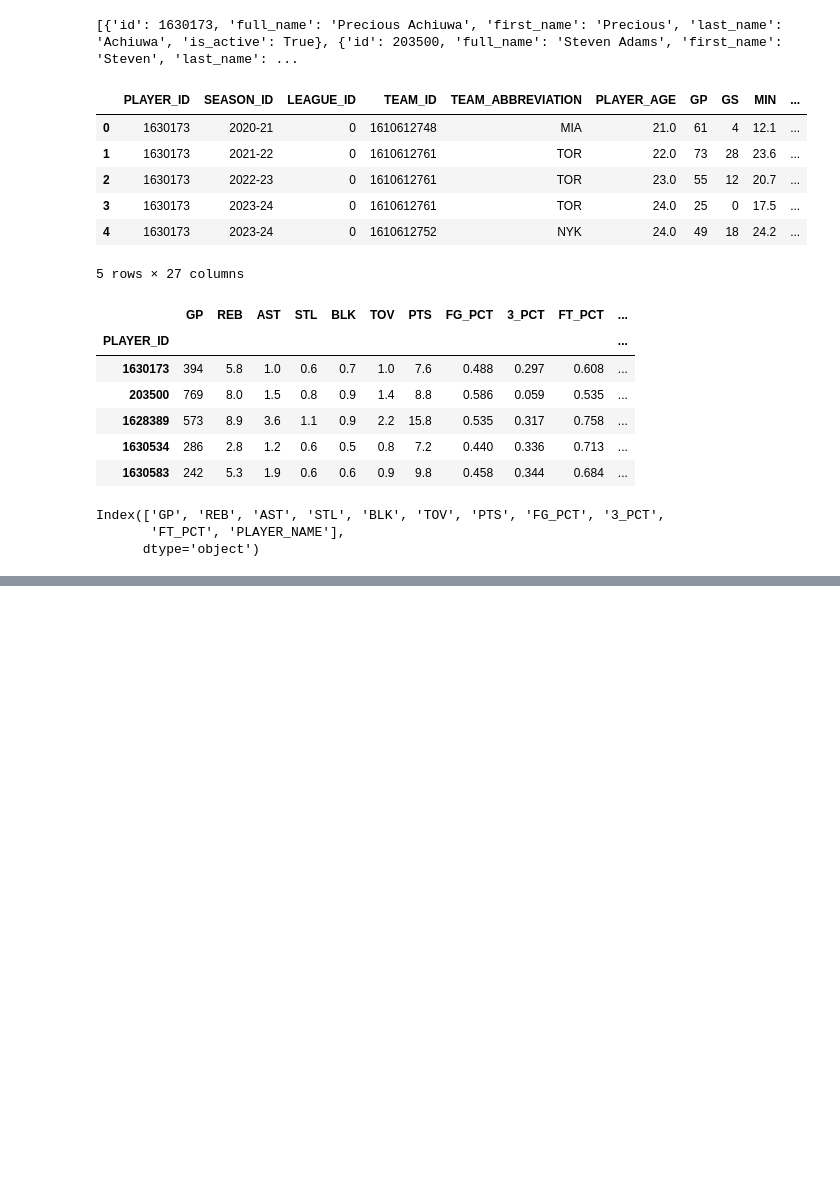
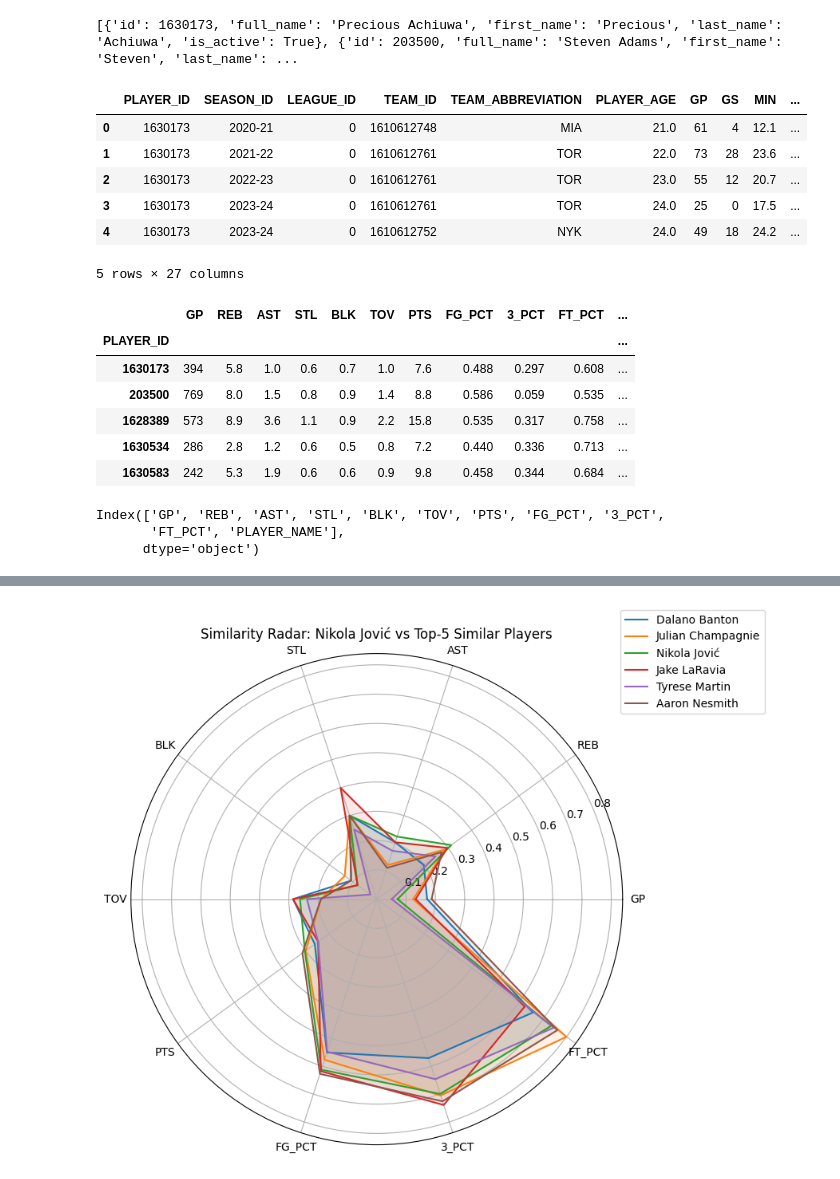
Before and after one commit to kyletp09/NBA_Player_Similarities, a Jupyter notebook: Jupyter_Notebooks/nba_api.ipynb, the cells around one changed output, grey strips where cells are left out. Saved outputs shown, nothing was run; the diff lists cells and outputs as text; code cells hidden in the pictures; blank space fills up the shorter version.

```diff
--- a/Jupyter_Notebooks/nba_api.ipynb
+++ b/Jupyter_Notebooks/nba_api.ipynb
@@ -123,0 +282,78 @@ Index(['GP', 'REB', 'AST', 'STL', 'BLK', 'TOV', 'PTS', 'FG_PCT', '3_PCT',
+# %%
+import pandas as pd
+import numpy as np
+import matplotlib.pyplot as plt
+
+def cosine_similarity(a, b):
+    return np.dot(a, b) / (np.linalg.norm(a) * np.linalg.norm(b))
+
+def get_top_similar_players(df, target_player, stats, top_n=5):
+    """
+    Returns the top_n most similar players to target_player based on cosine similarity.
+    """
+    # Filter stats
+    data = df[stats].copy()
+
+    # Normalize stats manually (0-1 scale)
+    data_norm = (data - data.min()) / (data.max() - data.min())
+
+    # Get target player's vector
+    target_vector = data_norm[df['PlayerName'] == target_player].values[0]
+
+    # Compute similarity for all players
+    sims = []
+    for i, row in data_norm.iterrows():
+        player_name = df.loc[i, 'PlayerName']
+        if player_name == target_player:
+            continue
+        sim = cosine_similarity(target_vector, row.values)
+        sims.append((player_name, sim))
+
+    # Sort descending
+    sims.sort(key=lambda x: x[1], reverse=True)
+
+    # Return top-N players
+    top_players = [player for player, score in sims[:top_n]]
+    return top_players
+
+def plot_similarity_radar(df, target_player, stats, top_n=5):
+    """
+    Plots radar chart for target player and top-N most similar players automatically.
+    """
+    top_players = get_top_similar_players(df, target_player, stats, top_n)
+
+    # Include target player at the start
+    players_to_plot = [target_player] + top_players
+
+    # Normalize stats
+    df_plot = df[df['PlayerName'].isin(players_to_plot)].copy()
+    df_norm = df_plot.copy()
+    for stat in stats:
+        df_norm[stat] = (df_plot[stat] - df[stat].min()) / (df[stat].max() - df[stat].min())
+
+    # Radar chart setup
+    labels = stats
+    angles = np.linspace(0, 2*np.pi, len(labels), endpoint=False)
+    angles = np.concatenate((angles, [angles[0]]))
+
+    plt.figure(figsize=(8, 8))
+
+    for i, row in df_norm.iterrows():
+        values = row[stats].tolist()
+        values += values[:1]
+        plt.polar(angles, values, label=row['PlayerName'])
+        plt.fill(angles, values, alpha=0.1)
+
+    plt.xticks(angles[:-1], labels)
+    plt.title(f"Similarity Radar: {target_player} vs Top-{top_n} Similar Players")
+    plt.legend(loc="upper right", bbox_to_anchor=(1.3, 1.1))
+    plt.show()
+# Load career averages dataset
+df = pd.read_csv("../Datasets/career_avgs.csv")
+df = df.rename(columns={"PLAYER_NAME": "PlayerName"})
+
+# Choose numeric stats to use for comparison
+stats = ["GP","REB","AST","STL","BLK","TOV","PTS","FG_PCT","3_PCT","FT_PCT"]
+plot_similarity_radar(df, target_player="Nikola Jović", stats=stats, top_n=5)
+# %% [output]
+[figure, added]
```
Also changed, not shown: parts of 4 cells of this notebook.
